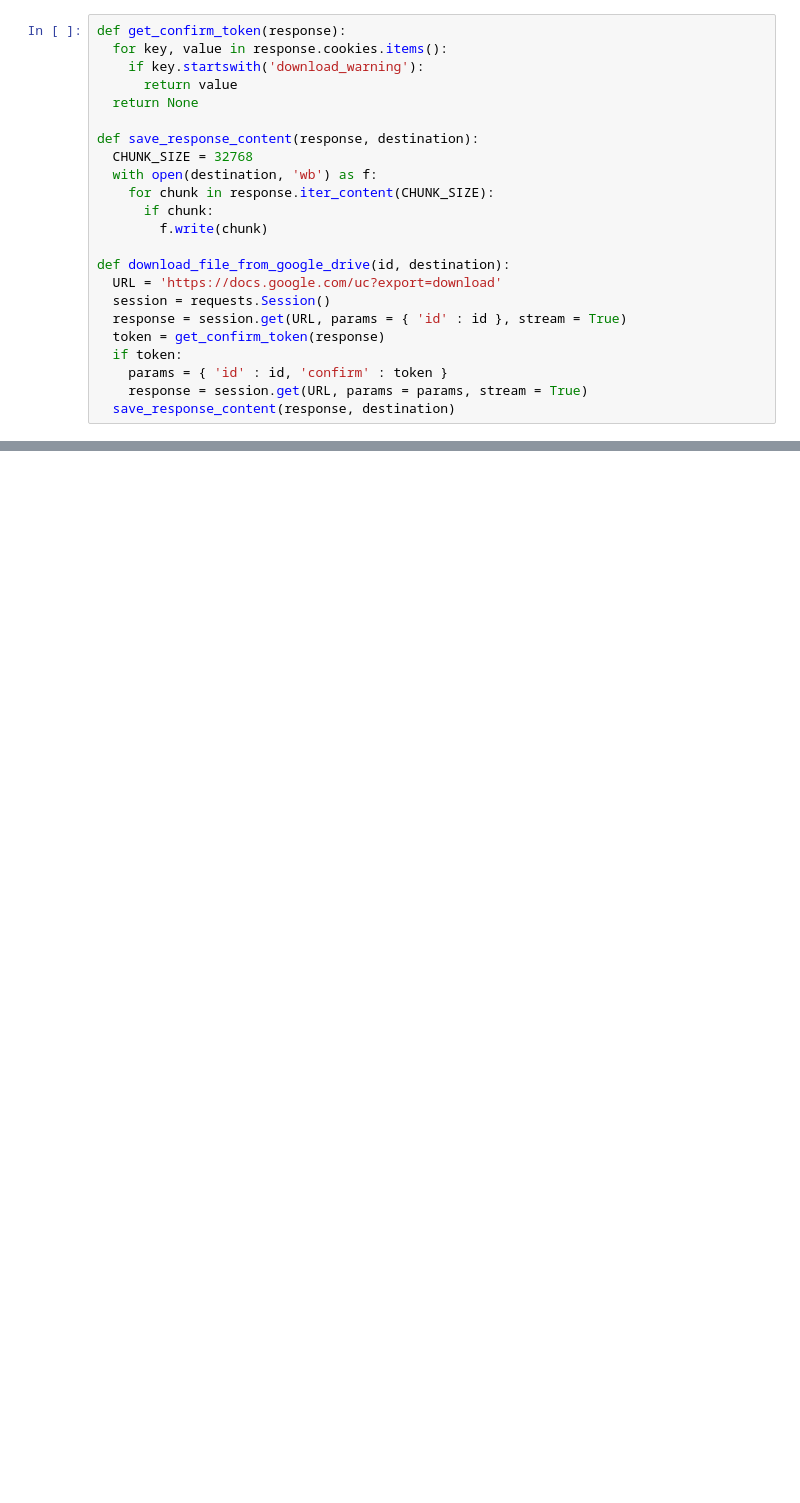
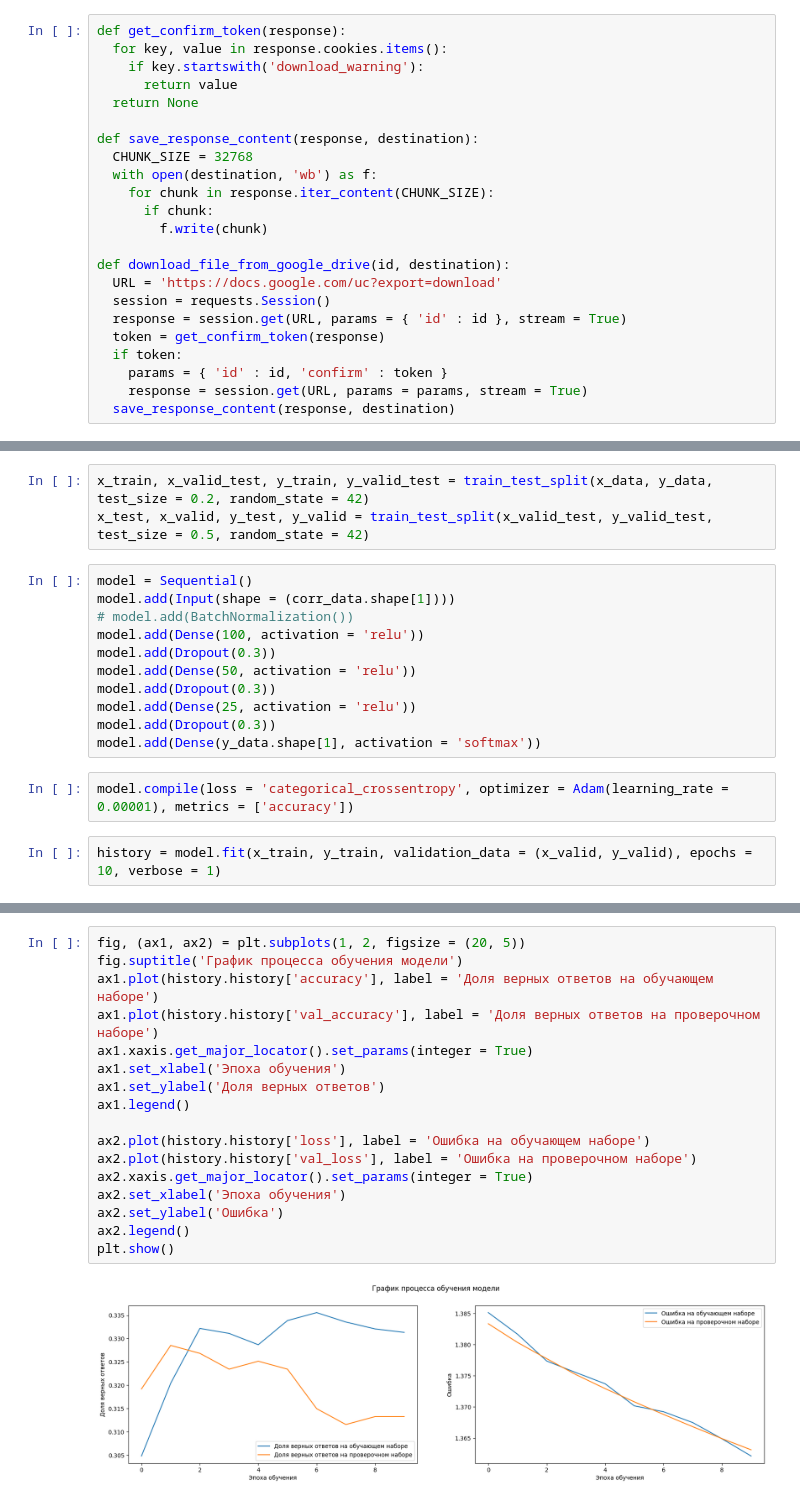
Before and after one commit to Untick/Usedesk, a Jupyter notebook: Lapkov Anatoly/a_lapkov_usedesk_ru.ipynb, the cells around one changed output, grey strips where cells are left out. Saved outputs shown, nothing was run; the diff lists cells and outputs as text; blank space fills up the shorter version.

```diff
--- a/Lapkov Anatoly/a_lapkov_usedesk_ru.ipynb
+++ b/Lapkov Anatoly/a_lapkov_usedesk_ru.ipynb
@@ -108,0 +128,18 @@ dtype: object
+# %%
+x_train, x_valid_test, y_train, y_valid_test = train_test_split(x_data, y_data, test_size = 0.2, random_state = 42)
+x_test, x_valid, y_test, y_valid = train_test_split(x_valid_test, y_valid_test, test_size = 0.5, random_state = 42)
+# %%
+model = Sequential()
+model.add(Input(shape = (corr_data.shape[1])))
+# model.add(BatchNormalization())
+model.add(Dense(100, activation = 'relu'))
+model.add(Dropout(0.3))
+model.add(Dense(50, activation = 'relu'))
+model.add(Dropout(0.3))
+model.add(Dense(25, activation = 'relu'))
+model.add(Dropout(0.3))
+model.add(Dense(y_data.shape[1], activation = 'softmax'))
+# %%
+model.compile(loss = 'categorical_crossentropy', optimizer = Adam(learning_rate = 0.00001), metrics = ['accuracy'])
+# %%
+history = model.fit(x_train, y_train, validation_data = (x_valid, y_valid), epochs = 10, verbose = 1)
@@ -108,0 +171,19 @@ dtype: object
+# %%
+fig, (ax1, ax2) = plt.subplots(1, 2, figsize = (20, 5))
+fig.suptitle('График процесса обучения модели')
+ax1.plot(history.history['accuracy'], label = 'Доля верных ответов на обучающем наборе')
+ax1.plot(history.history['val_accuracy'], label = 'Доля верных ответов на проверочном наборе')
+ax1.xaxis.get_major_locator().set_params(integer = True)
+ax1.set_xlabel('Эпоха обучения')
+ax1.set_ylabel('Доля верных ответов')
+ax1.legend()
+
+ax2.plot(history.history['loss'], label = 'Ошибка на обучающем наборе')
+ax2.plot(history.history['val_loss'], label = 'Ошибка на проверочном наборе')
+ax2.xaxis.get_major_locator().set_params(integer = True)
+ax2.set_xlabel('Эпоха обучения')
+ax2.set_ylabel('Ошибка')
+ax2.legend()
+plt.show()
+# %% [output]
+[figure, added]
```
Also changed, not shown: parts of 17 cells of this notebook, 1 other file.
